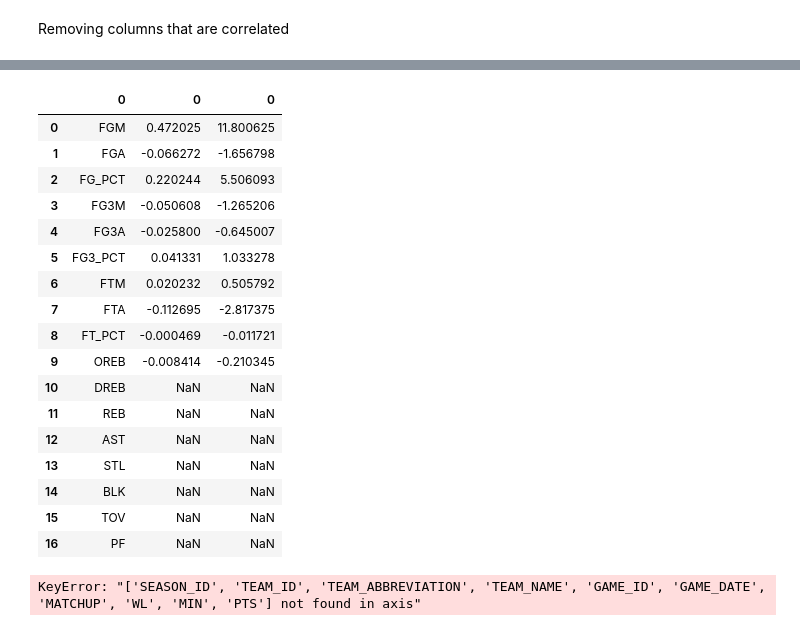
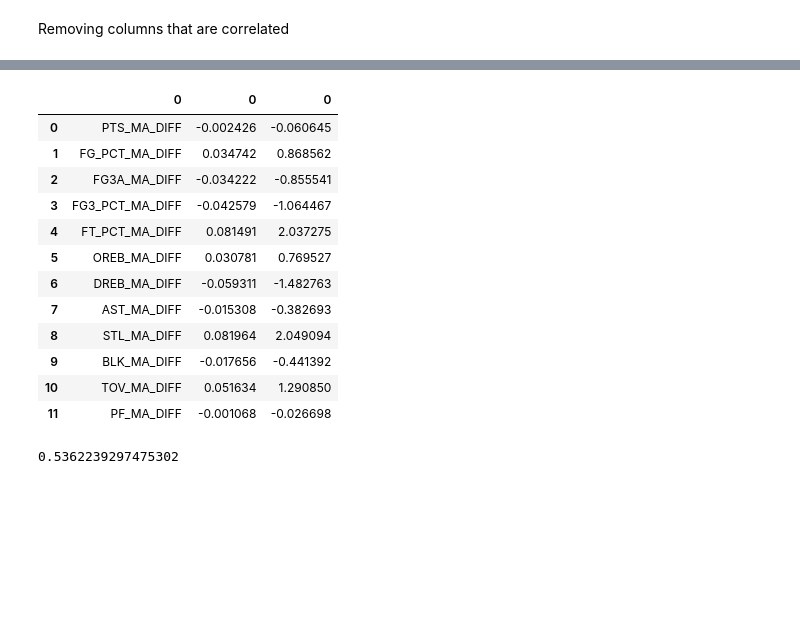
Before and after one commit to joncokisler/nba_odds_prediction_analysis, a Jupyter notebook: notebooks/team_win_loss_model.ipynb, the cells around one changed output, grey strips where cells are left out. Drawn from its saved outputs; the diff is of its cells as text; code cells hidden in the pictures; blank space fills up the shorter version.

```diff
--- a/notebooks/team_win_loss_model.ipynb
+++ b/notebooks/team_win_loss_model.ipynb
@@ -56,15 +82,11 @@ games
 # %%
-games.sort_values('GAME_DATE', inplace=True)
-
-#DROP irrelevant and non_feature columns
-games_ma = games.drop([
-    'SEASON_ID', 'TEAM_ID_HOME', 'TEAM_ID_AWAY', 'TEAM_ABBREVIATION_HOME', 'TEAM_ABBREVIATION_AWAY', 'TEAM_NAME_HOME',
-    'TEAM_NAME_AWAY', 'GAME_ID', 'GAME_DATE', 'MATCHUP_HOME', 'MATCHUP_AWAY', 'WL_AWAY', 'MIN_HOME', 'MIN_AWAY', 'PTS_HOME',
-    'PTS_AWAY', 'PLUS_MINUS_HOME', 'PLUS_MINUS_AWAY', 'REB_HOME', 'REB_AWAY'], axis=1)
+# DROP irrelevant and non_feature columns
+games_ma = all_games_df.drop(['WL_AWAY', 'MIN_HOME', 'MIN_AWAY'
+    , 'PLUS_MINUS_HOME', 'PLUS_MINUS_AWAY', 'REB_HOME', 'REB_AWAY'], axis=1)
 # games_ma = games_ma.rolling(5).mean()
 
-#DROP features that are correlated
+# DROP features that are correlated
 games_ma = games_ma.drop([
-    'FTM_HOME', 'FTM_AWAY', 'FTA_AWAY', 'FTA_HOME', 'FGM_HOME', 'FGM_AWAY', 'FGA_HOME', 'FGA_AWAY', 'FG3M_HOME', 'FG3M_AWAY', 'FG3A_HOME', 'FG3A_AWAY'], axis=1)
+    'FTM_HOME', 'FTM_AWAY', 'FTA_AWAY', 'FTA_HOME', 'FGM_HOME', 'FGM_AWAY', 'FGA_HOME', 'FGA_AWAY', 'FG3M_HOME', 'FG3M_AWAY'], axis=1)
 
 games_ma.loc[games_ma.isnull().any(axis=1), 'FT_PCT_AWAY'] = 0.779 # fill the missing free throw pct value with historical average
@@ -89,0 +137,10 @@ import numpy as np
+# %%
+home_cols = [col for col in games_ma.columns if col.endswith('_HOME') and col not in exclude_cols]
+away_cols = [col.replace('_HOME', '_AWAY') for col in home_cols if col.replace('_HOME', '_AWAY') in games_ma.columns]
+
+diff_cols = []
+for home, away in zip(home_cols, away_cols):
+    print(home, away)
+    diff_col = home.replace('_HOME', '_MA_DIFF')
+    diff_cols.append(diff_col)
+    games_ma[diff_col] = (games_ma[home] - games_ma[away]).astype(float)
@@ -133,0 +189,5 @@ games_ma = games_ma.drop(['FGM', 'FGA', 'FTA', 'FTM', 'REB', 'FG3M', 'FG3A'], ax
+# %%
+feature_cols = [col for col in all_games.columns if "_DIFF" in col]  # Selecting only _DIFF columns
+
+scaler = StandardScaler()
+all_games[feature_cols] = scaler.fit_transform(all_games[feature_cols])
@@ -134,7 +210,7 @@ games_ma = games_ma.drop(['FGM', 'FGA', 'FTA', 'FTM', 'REB', 'FG3M', 'FG3A'], ax
 # %%
-X_train = games_ma.sample(frac=0.7, replace=False, random_state=1)
-Y_train = [1 if wl == 'W' else 0 for wl in games_dropped[games_dropped.index.isin(X_train.index)].WL]
+X_train = all_games.sample(frac=0.7, replace=False, random_state=2)[diff_cols]
+Y_train = [1 if wl == 'W' else 0 for wl in all_games[all_games.index.isin(X_train.index)].WL_HOME]
 
-X_test = games_ma.drop(index=X_train.index)
-Y_test = [1 if wl == 'W' else 0 for wl in games_dropped.drop(index=X_train.index).WL]
+X_test = all_games.drop(index=X_train.index)[diff_cols]
+Y_test = [1 if wl == 'W' else 0 for wl in all_games.drop(index=X_train.index).WL_HOME]
 clf = LogisticRegression(random_state=0).fit(X_train.to_numpy(), Y_train)
@@ -165,30 +221,23 @@ X_train
 # %%
 pd.concat(
-    [pd.DataFrame(X.columns), pd.DataFrame(np.transpose(clf.coef_)), pd.DataFrame((np.transpose(clf.coef_) / 4) * 100)],
+    [pd.DataFrame(X_train.columns), pd.DataFrame(np.transpose(clf.coef_)), pd.DataFrame((np.transpose(clf.coef_) / 4) * 100)],
     axis=1)
 # %% [output]
 |  | 0 | 0 | 0 |
-| 0 | FGM | 0.472025 | 11.800625 |
-| 1 | FGA | -0.066272 | -1.656798 |
-| 2 | FG_PCT | 0.220244 | 5.506093 |
-| 3 | FG3M | -0.050608 | -1.265206 |
-| 4 | FG3A | -0.025800 | -0.645007 |
-| 5 | FG3_PCT | 0.041331 | 1.033278 |
-| 6 | FTM | 0.020232 | 0.505792 |
-| 7 | FTA | -0.112695 | -2.817375 |
-| 8 | FT_PCT | -0.000469 | -0.011721 |
-| 9 | OREB | -0.008414 | -0.210345 |
-| 10 | DREB | NaN | NaN |
-| 11 | REB | NaN | NaN |
-| 12 | AST | NaN | NaN |
-| 13 | STL | NaN | NaN |
-| 14 | BLK | NaN | NaN |
-| 15 | TOV | NaN | NaN |
-| 16 | PF | NaN | NaN |
+| 0 | PTS_MA_DIFF | -0.002426 | -0.060645 |
+| 1 | FG_PCT_MA_DIFF | 0.034742 | 0.868562 |
+| 2 | FG3A_MA_DIFF | -0.034222 | -0.855541 |
+| 3 | FG3_PCT_MA_DIFF | -0.042579 | -1.064467 |
+| 4 | FT_PCT_MA_DIFF | 0.081491 | 2.037275 |
+| 5 | OREB_MA_DIFF | 0.030781 | 0.769527 |
+| 6 | DREB_MA_DIFF | -0.059311 | -1.482763 |
+| 7 | AST_MA_DIFF | -0.015308 | -0.382693 |
+| 8 | STL_MA_DIFF | 0.081964 | 2.049094 |
+| 9 | BLK_MA_DIFF | -0.017656 | -0.441392 |
+| 10 | TOV_MA_DIFF | 0.051634 | 1.290850 |
+| 11 | PF_MA_DIFF | -0.001068 | -0.026698 |
 # %%
-clf.score(test.drop(
-    ['SEASON_ID', 'TEAM_ID', 'TEAM_ABBREVIATION', 'TEAM_NAME', 'GAME_ID', 'GAME_DATE', 'MATCHUP', 'WL', 'MIN', 'PTS'],
-    axis=1).to_numpy(), [1 if wl == 'W' else 0 for wl in test.WL], sample_weight=None)
+clf.score(X_test, Y_test, sample_weight=None)
 # %% [output]
-KeyError: "['SEASON_ID', 'TEAM_ID', 'TEAM_ABBREVIATION', 'TEAM_NAME', 'GAME_ID', 'GAME_DATE', 'MATCHUP', 'WL', 'MIN', 'PTS'] not found in axis"
+0.5362239297475302
 # %%
```
Also changed, not shown: parts of 27 cells of this notebook.
